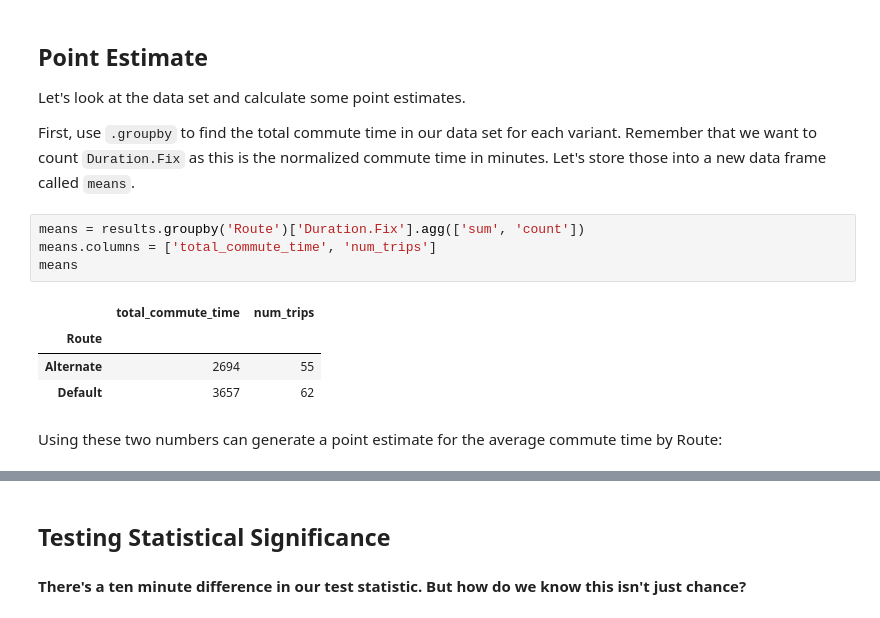
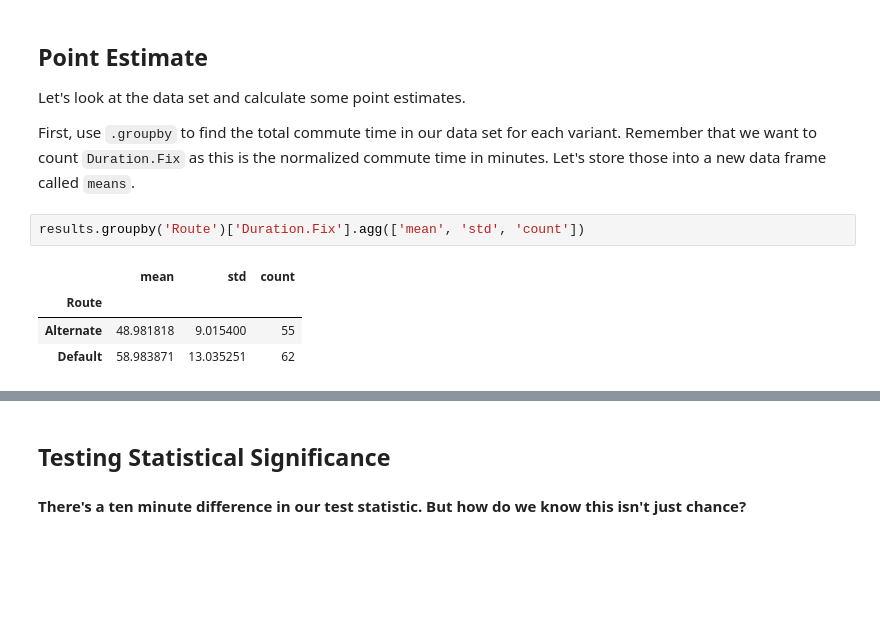
Before and after one commit to NSS-Data-Instructional-Stuff/A-B-Testing, a Jupyter notebook: notebooks/matthias_commute.ipynb, the cells around one changed output, grey strips where cells are left out. Cells and saved outputs as stored; diff of their text form; blank space fills up the shorter version.

```diff
--- a/notebooks/matthias_commute.ipynb
+++ b/notebooks/matthias_commute.ipynb
@@ -155,13 +146,9 @@ Let's look at the data set and calculate some point estimates.
 
 First, use `.groupby` to find the total commute time in our data set for each variant. Remember that we want to count `Duration.Fix` as this is the normalized commute time in minutes. Let's store those into a new data frame called `means`.
 # %%
-means = results.groupby('Route')['Duration.Fix'].agg(['sum', 'count'])
-means.columns = ['total_commute_time', 'num_trips']
-means
+results.groupby('Route')['Duration.Fix'].agg(['mean', 'std', 'count'])
 # %% [output]
-|  | total_commute_time | num_trips |
-| Route |  |  |
-| Alternate | 2694 | 55 |
-| Default | 3657 | 62 |
+|  | mean | std | count |
+| Route |  |  |  |
+| Alternate | 48.981818 | 9.015400 | 55 |
+| Default | 58.983871 | 13.035251 | 62 |
-# %% [markdown]
-Using these two numbers can generate a point estimate for the average commute time by Route:
```
Also changed, not shown: parts of 9 cells of this notebook.
